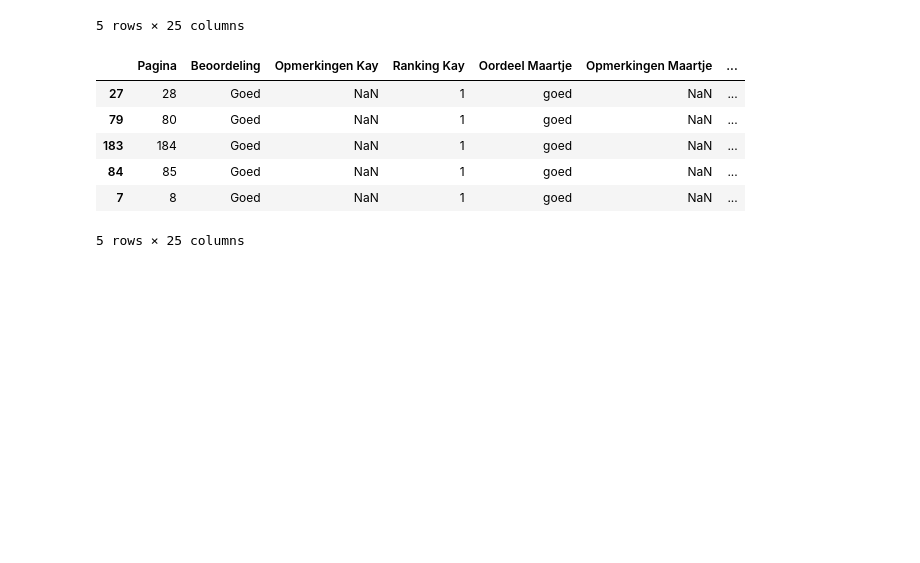
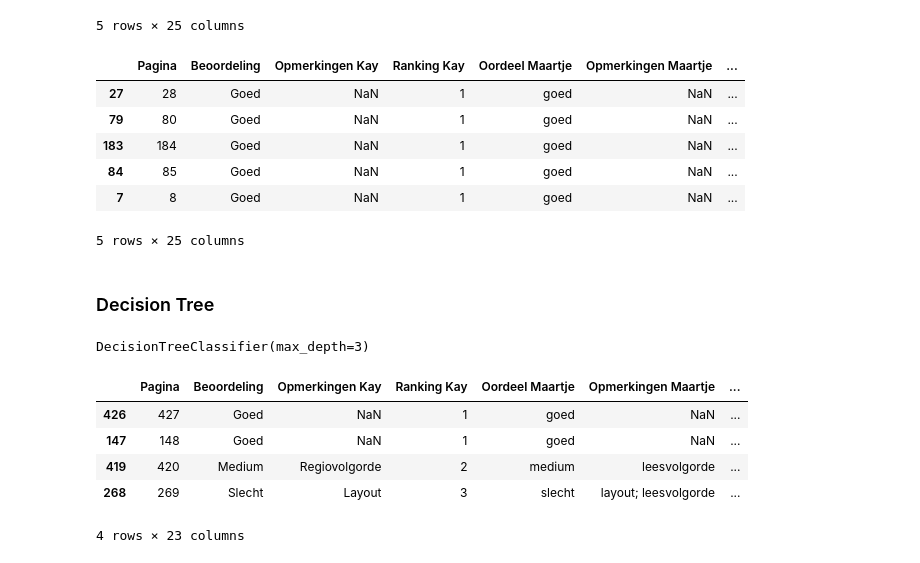
Before and after one commit to LAHTeR/nautilusocr, a Jupyter notebook: notebooks/quality.ipynb, the cells around one changed output. Saved outputs shown, nothing was run; the diff lists cells and outputs as text; code cells hidden in the pictures; blank space fills up the shorter version.

```diff
--- a/notebooks/quality.ipynb
+++ b/notebooks/quality.ipynb
@@ -883,3 +900,23 @@ test.loc[test[y_field] == test.prediction_knn].sample(5).sort_values(y_field)
 | 84 | 85 | Goed | NaN | 1 | goed | NaN | ... |
 | 7 | 8 | Goed | NaN | 1 | goed | NaN | ... |
 5 rows × 25 columns
+# %% [markdown]
+### Decision Tree
+# %%
+from sklearn import tree
+
+max_depth = 3
+
+decision_tree = tree.DecisionTreeClassifier(max_depth=max_depth)
+decision_tree.fit(X, y)
+# %% [output]
+DecisionTreeClassifier(max_depth=3)
+# %%
+train.iloc[[1, 166, 47, 49]]
+# %% [output]
+|  | Pagina | Beoordeling | Opmerkingen Kay | Ranking Kay | Oordeel Maartje | Opmerkingen Maartje | ... |
+| 426 | 427 | Goed | NaN | 1 | goed | NaN | ... |
+| 147 | 148 | Goed | NaN | 1 | goed | NaN | ... |
+| 419 | 420 | Medium | Regiovolgorde | 2 | medium | leesvolgorde | ... |
+| 268 | 269 | Slecht | Layout | 3 | slecht | layout; leesvolgorde | ... |
+4 rows × 23 columns
```
Also changed, not shown: parts of 27 cells of this notebook.
